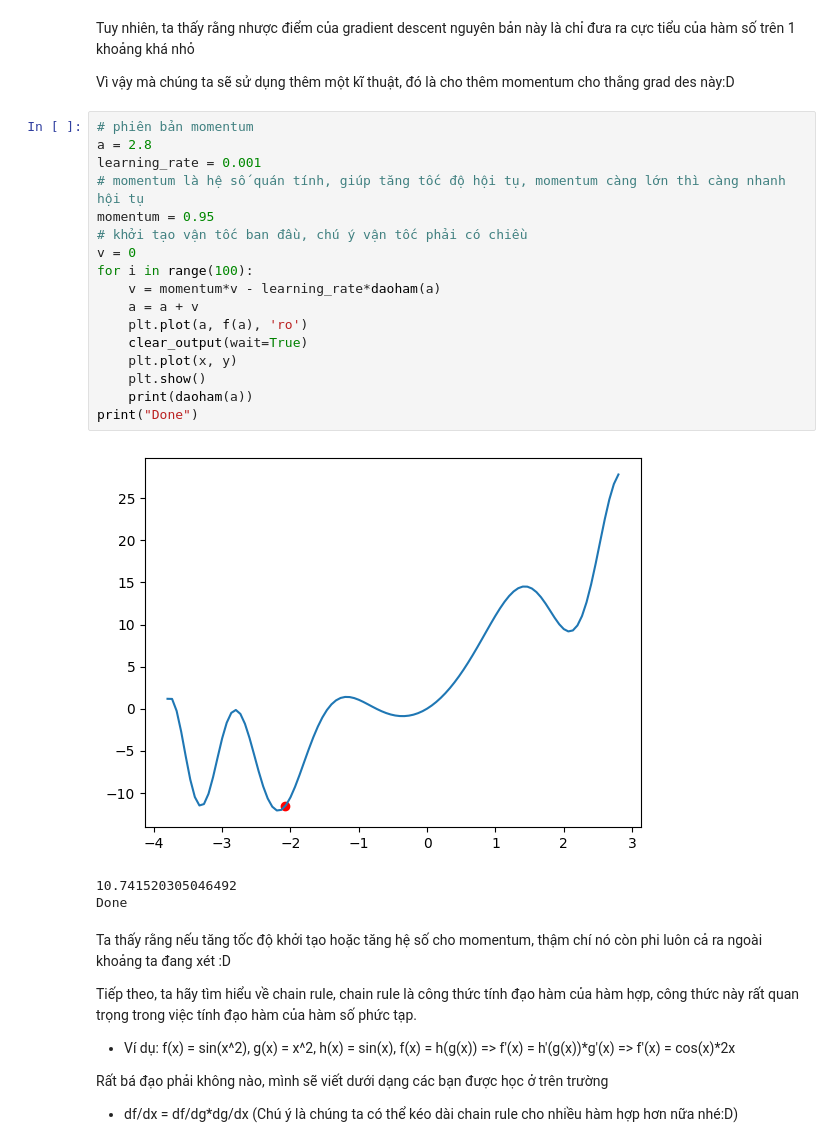
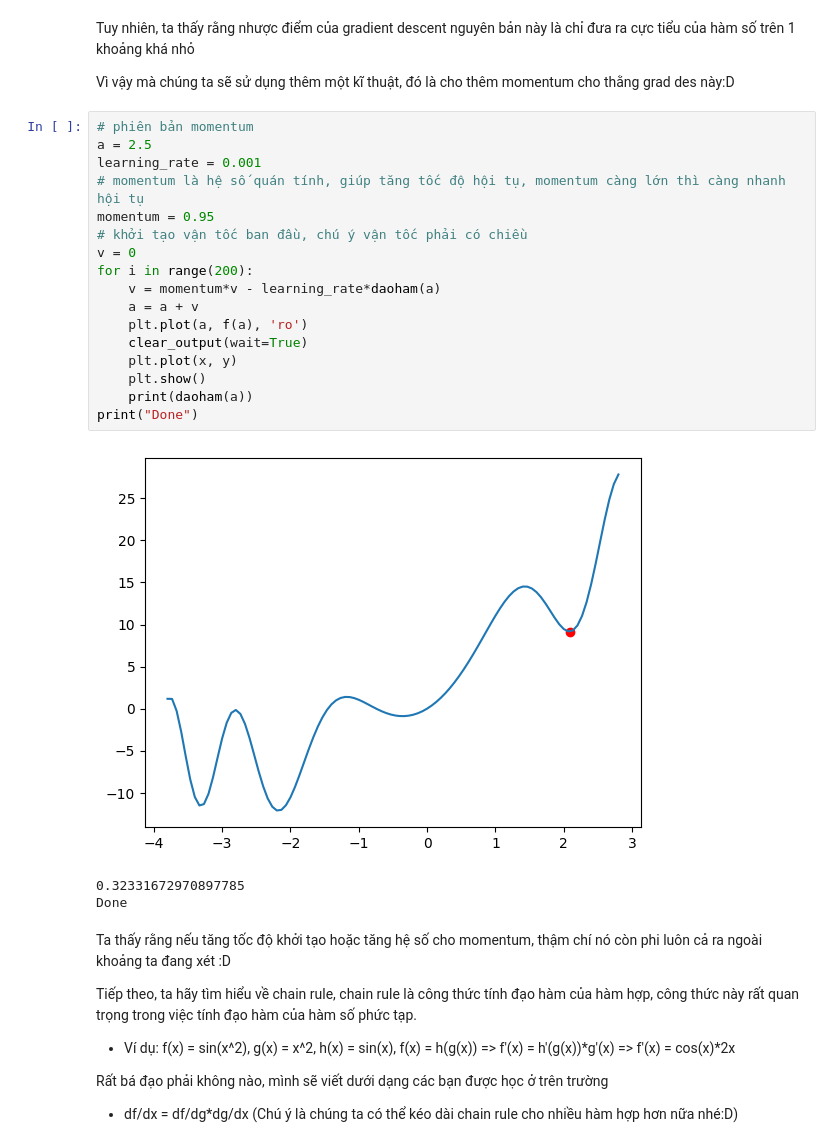
Before and after one commit to VuThanhLam124/Machine-Learning-Simple, a Jupyter notebook: deeplearning.ipynb, the cells around one changed output. Cells and saved outputs as stored; diff of their text form.

```diff
--- a/deeplearning.ipynb
+++ b/deeplearning.ipynb
@@ -108,24 +108,24 @@ Tuy nhiên, ta thấy rằng nhược điểm của gradient descent nguyên b
 Vì vậy mà chúng ta sẽ sử dụng thêm một kĩ thuật, đó là cho thêm momentum cho thằng grad des này:D
 # %%
 # phiên bản momentum
-a = 2.8
+a = 2.5
 learning_rate = 0.001
 # momentum là hệ số quán tính, giúp tăng tốc độ hội tụ, momentum càng lớn thì càng nhanh hội tụ
 momentum = 0.95
 # khởi tạo vận tốc ban đầu, chú ý vận tốc phải có chiều
 v = 0
-for i in range(100):
+for i in range(200):
     v = momentum*v - learning_rate*daoham(a)
     a = a + v
     plt.plot(a, f(a), 'ro')
     clear_output(wait=True)
     plt.plot(x, y)
     plt.show()
     print(daoham(a))
 print("Done")
 # %% [output]
-[figure, old version]
+[figure, new version]
-10.741520305046492
+0.32331672970897785
 Done
 # %% [markdown]
 Ta thấy rằng nếu tăng tốc độ khởi tạo hoặc tăng hệ số cho momentum, thậm chí nó còn phi luôn cả ra ngoài khoảng ta đang xét :D
```
Also changed, not shown: parts of 4 cells of this notebook, 12 other files.
